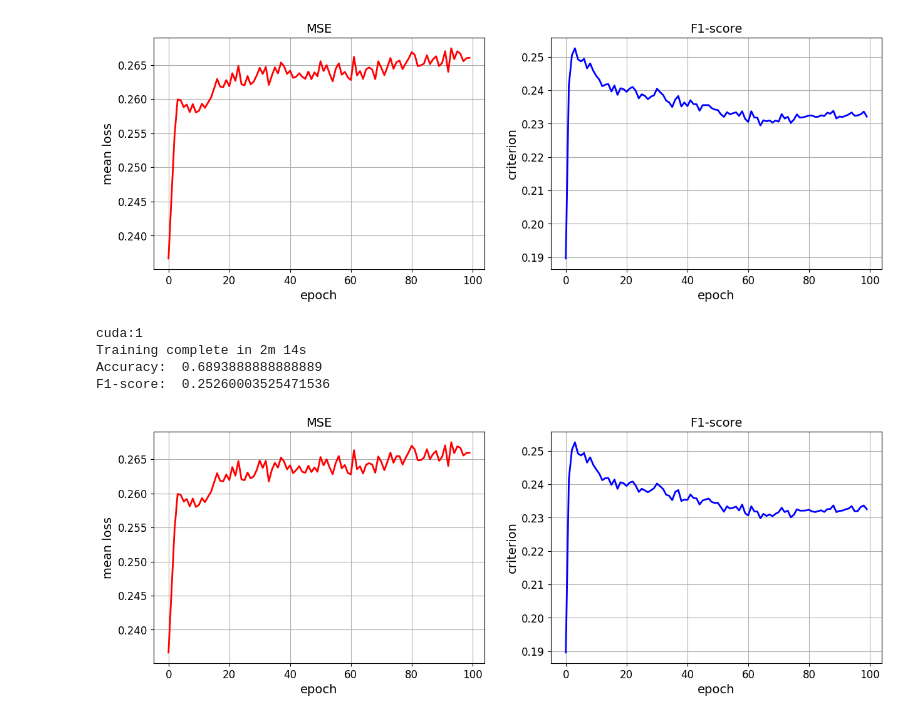
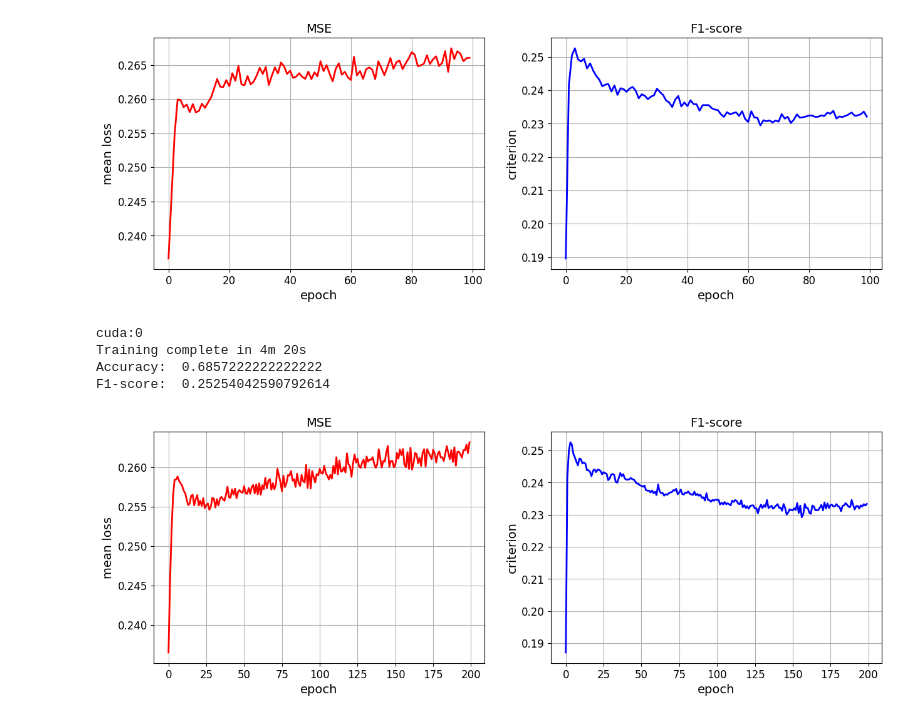
Before and after one commit to Sidl419/pattern_recognition, a Jupyter notebook: notebooks/p300B_edge_matrix.ipynb, the cells around one changed output. Cells and saved outputs as stored; diff of their text form; code cells hidden in the pictures.

Commit message:
graph learning exps

```diff
--- a/notebooks/p300B_edge_matrix.ipynb
+++ b/notebooks/p300B_edge_matrix.ipynb
@@ -477,33 +477,33 @@ F1-score:  0.2525777738609324
 # %%
 criterion = nn.MSELoss()# nn.BCEWithLogitsLoss(pos_weight=torch.tensor(3))# weight=torch.tensor([1, 4], device=my_device)
 
 learning_params = {
-    'num_epochs' : 100,
+    'num_epochs' : 200,
     'lr' : 1e-4,
     'weight_decay' : 1e-2,
     'step_size' : 5,
     'gamma' : 1,
     'num_classes' : 2,
     'model_type' : 'CNN'
   }
 
 torch.manual_seed(44)
 np.random.seed(44)
 
-my_device = torch.device('cuda:1')#torch.device('cuda:0' if torch.cuda.is_available() else 'cpu')
+my_device = torch.device('cuda:0')#torch.device('cuda:0' if torch.cuda.is_available() else 'cpu')
 print(my_device)
 
 A = torch.tensor(get_delaunay_graph(eloc).toarray()).to(my_device).float()
-A = nn.Parameter(data=A, requires_grad=True)
+#A = nn.Parameter(data=A, requires_grad=True)
 model_GNN = BaseGNN(48, 64, A)
 
 loss, acc, total_time = train_model(model_GNN, data_loaders_CNN, criterion, learning_params, device=my_device)
 print('Accuracy: ', acc['Accuracy'].max())
 print('F1-score: ', acc['F1-score'].max())
 show_progress(loss, acc, 'MSE', 'F1-score')
 # %% [output]
-cuda:1
-Training complete in 2m 14s
-Accuracy:  0.6893888888888889
-F1-score:  0.25260003525471536
+cuda:0
+Training complete in 4m 20s
+Accuracy:  0.6857222222222222
+F1-score:  0.25254042590792614
-[figure, old version]
+[figure, new version]
```
Also changed, not shown: parts of 3 cells of this notebook.
